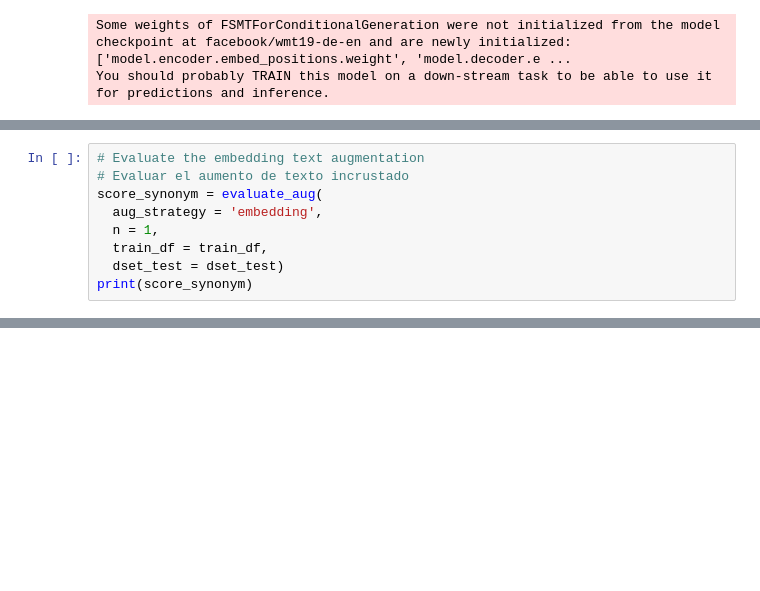
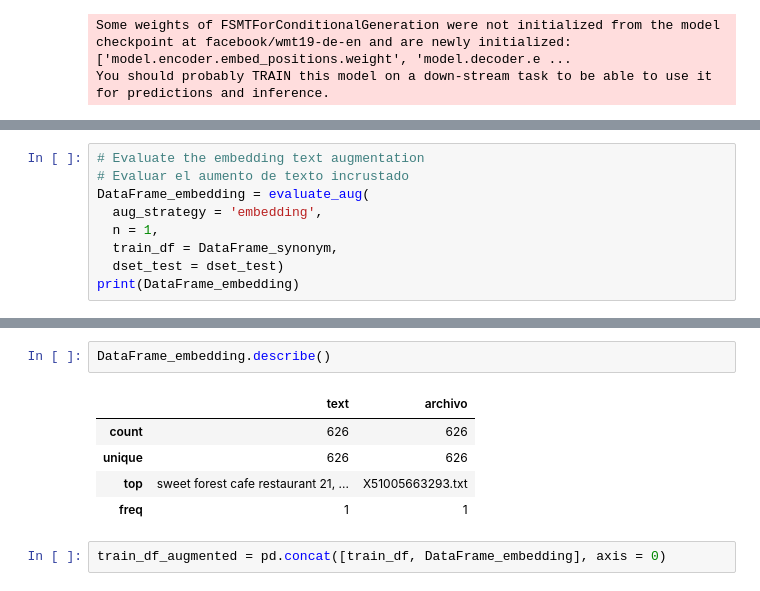
Before and after one commit to Jdmolano2020/TesisNer, a Jupyter notebook: SroieTextAugmentation.ipynb, the cells around one changed output, grey strips where cells are left out. Saved outputs shown, nothing was run; the diff lists cells and outputs as text; blank space fills up the shorter version.

```diff
--- a/SroieTextAugmentation.ipynb
+++ b/SroieTextAugmentation.ipynb
@@ -473,9 +487,9 @@ DatasetDict({
 # %%
 # Evaluate the embedding text augmentation
 # Evaluar el aumento de texto incrustado
-score_synonym = evaluate_aug(
+DataFrame_embedding = evaluate_aug(
   aug_strategy = 'embedding',
   n = 1,
-  train_df = train_df,
+  train_df = DataFrame_synonym,
   dset_test = dset_test)
-print(score_synonym)
+print(DataFrame_embedding)
@@ -481,0 +511,10 @@ print(score_synonym)
+# %%
+DataFrame_embedding.describe()
+# %% [output]
+|  | text | archivo |
+| count | 626 | 626 |
+| unique | 626 | 626 |
+| top | sweet forest cafe restaurant 21, ... | X51005663293.txt |
+| freq | 1 | 1 |
+# %%
+train_df_augmented = pd.concat([train_df, DataFrame_embedding], axis = 0)
```
Also changed, not shown: parts of 11 cells of this notebook.
